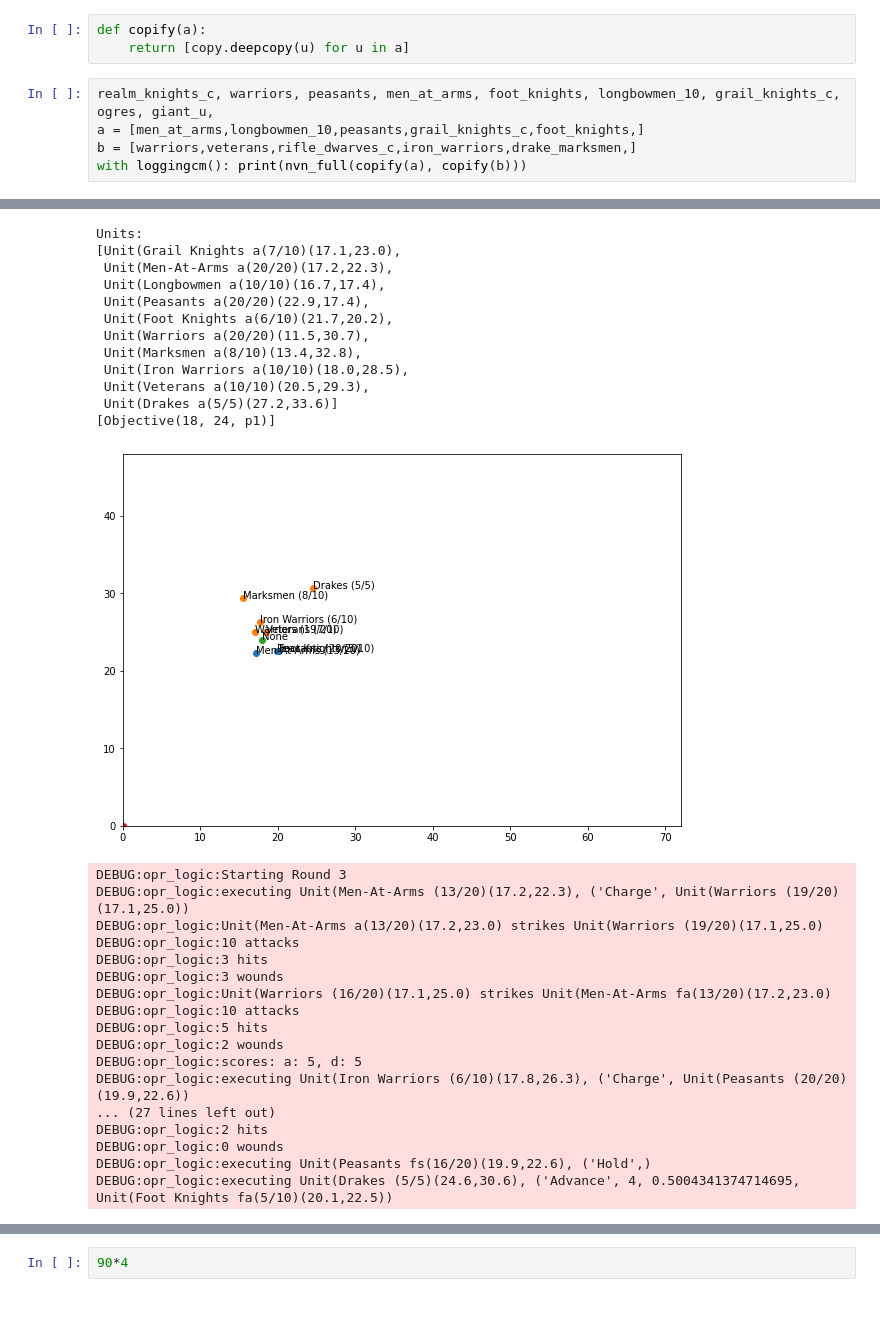
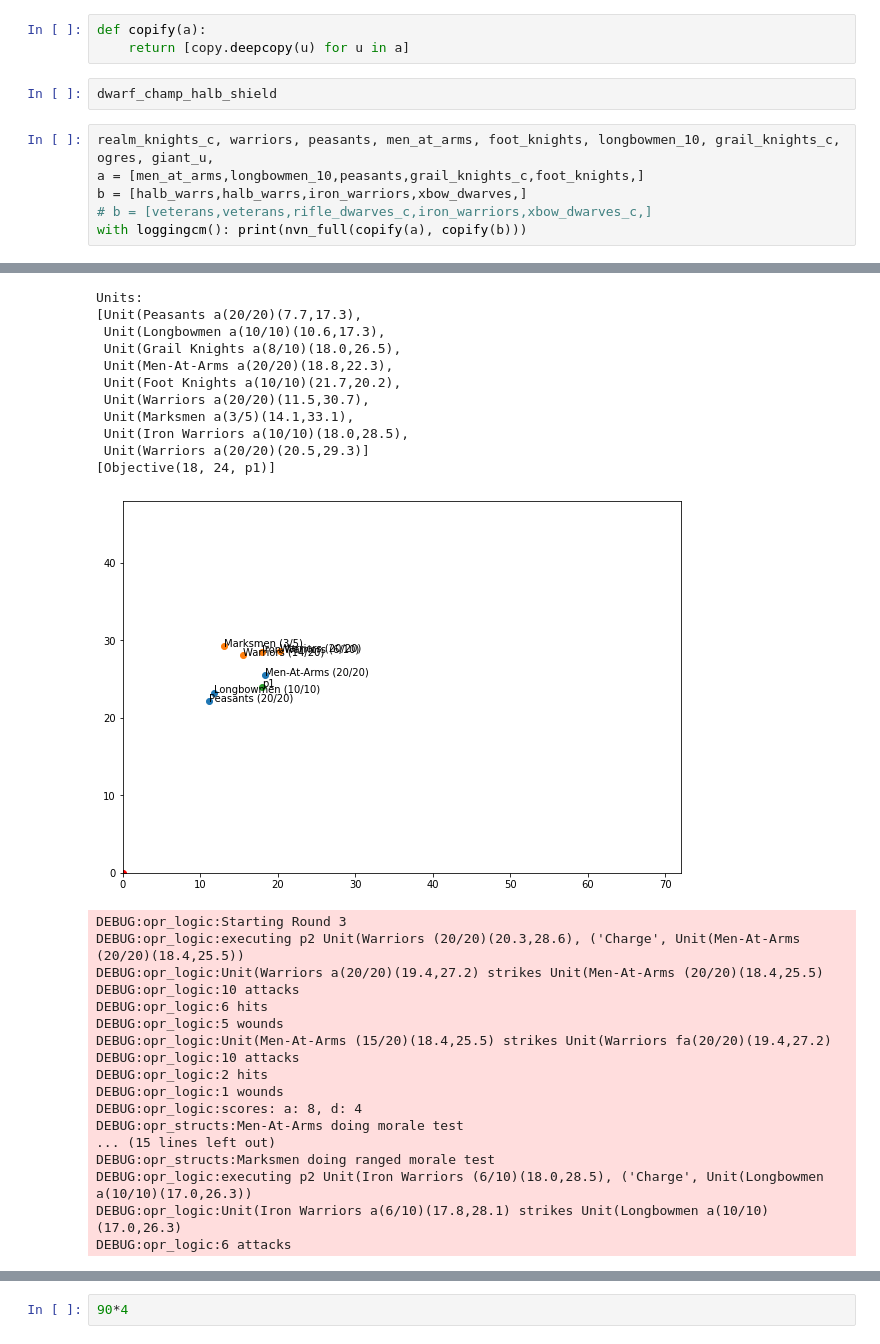
Before and after one commit to marthinwurer/OPRAOFR, a Jupyter notebook: OPR_MC.ipynb, the cells around one changed output, grey strips where cells are left out. Saved outputs shown, nothing was run; the diff lists cells and outputs as text; blank space fills up the shorter version.

```diff
--- a/OPR_MC.ipynb
+++ b/OPR_MC.ipynb
@@ -472,9 +485,12 @@ def nvn_full(a, b, draw_value=0.5):
 # %%
 def copify(a):
     return [copy.deepcopy(u) for u in a]
+# %%
+dwarf_champ_halb_shield
 # %%
 realm_knights_c, warriors, peasants, men_at_arms, foot_knights, longbowmen_10, grail_knights_c, ogres, giant_u,
 a = [men_at_arms,longbowmen_10,peasants,grail_knights_c,foot_knights,]
-b = [warriors,veterans,rifle_dwarves_c,iron_warriors,drake_marksmen,]
+b = [halb_warrs,halb_warrs,iron_warriors,xbow_dwarves,]
+# b = [veterans,veterans,rifle_dwarves_c,iron_warriors,xbow_dwarves_c,]
 with loggingcm(): print(nvn_full(copify(a), copify(b)))
 # %% [output]
@@ -517,31 +536,30 @@ DEBUG:opr_structs:Longbowmen routed!
 Units:
-[Unit(Grail Knights a(7/10)(17.1,23.0),
- Unit(Men-At-Arms a(20/20)(17.2,22.3),
- Unit(Longbowmen a(10/10)(16.7,17.4),
- Unit(Peasants a(20/20)(22.9,17.4),
- Unit(Foot Knights a(6/10)(21.7,20.2),
+[Unit(Peasants a(20/20)(7.7,17.3),
+ Unit(Longbowmen a(10/10)(10.6,17.3),
+ Unit(Grail Knights a(8/10)(18.0,26.5),
+ Unit(Men-At-Arms a(20/20)(18.8,22.3),
+ Unit(Foot Knights a(10/10)(21.7,20.2),
  Unit(Warriors a(20/20)(11.5,30.7),
- Unit(Marksmen a(8/10)(13.4,32.8),
+ Unit(Marksmen a(3/5)(14.1,33.1),
  Unit(Iron Warriors a(10/10)(18.0,28.5),
- Unit(Veterans a(10/10)(20.5,29.3),
- Unit(Drakes a(5/5)(27.2,33.6)]
+ Unit(Warriors a(20/20)(20.5,29.3)]
 [Objective(18, 24, p1)]
-[figure, old version]
+[figure, new version]
 DEBUG:opr_logic:Starting Round 3
-DEBUG:opr_logic:executing Unit(Men-At-Arms (13/20)(17.2,22.3), ('Charge', Unit(Warriors (19/20)(17.1,25.0))
-DEBUG:opr_logic:Unit(Men-At-Arms a(13/20)(17.2,23.0) strikes Unit(Warriors (19/20)(17.1,25.0)
+DEBUG:opr_logic:executing p2 Unit(Warriors (20/20)(20.3,28.6), ('Charge', Unit(Men-At-Arms (20/20)(18.4,25.5))
+DEBUG:opr_logic:Unit(Warriors a(20/20)(19.4,27.2) strikes Unit(Men-At-Arms (20/20)(18.4,25.5)
 DEBUG:opr_logic:10 attacks
-DEBUG:opr_logic:3 hits
-DEBUG:opr_logic:3 wounds
-DEBUG:opr_logic:Unit(Warriors (16/20)(17.1,25.0) strikes Unit(Men-At-Arms fa(13/20)(17.2,23.0)
+DEBUG:opr_logic:6 hits
+DEBUG:opr_logic:5 wounds
+DEBUG:opr_logic:Unit(Men-At-Arms (15/20)(18.4,25.5) strikes Unit(Warriors fa(20/20)(19.4,27.2)
 DEBUG:opr_logic:10 attacks
-DEBUG:opr_logic:5 hits
-DEBUG:opr_logic:2 wounds
-DEBUG:opr_logic:scores: a: 5, d: 5
-DEBUG:opr_logic:executing Unit(Iron Warriors (6/10)(17.8,26.3), ('Charge', Unit(Peasants (20/20)(19.9,22.6))
-... (27 lines left out)
 DEBUG:opr_logic:2 hits
-DEBUG:opr_logic:0 wounds
-DEBUG:opr_logic:executing Unit(Peasants fs(16/20)(19.9,22.6), ('Hold',)
-DEBUG:opr_logic:executing Unit(Drakes (5/5)(24.6,30.6), ('Advance', 4, 0.5004341374714695, Unit(Foot Knights fa(5/10)(20.1,22.5))
+DEBUG:opr_logic:1 wounds
+DEBUG:opr_logic:scores: a: 8, d: 4
+DEBUG:opr_structs:Men-At-Arms doing morale test
+... (15 lines left out)
+DEBUG:opr_structs:Marksmen doing ranged morale test
+DEBUG:opr_logic:executing p2 Unit(Iron Warriors (6/10)(18.0,28.5), ('Charge', Unit(Longbowmen a(10/10)(17.0,26.3))
+DEBUG:opr_logic:Unit(Iron Warriors a(6/10)(17.8,28.1) strikes Unit(Longbowmen a(10/10)(17.0,26.3)
+DEBUG:opr_logic:6 attacks
 Units:
```
Also changed, not shown: parts of 6 cells of this notebook, 6 other files.
